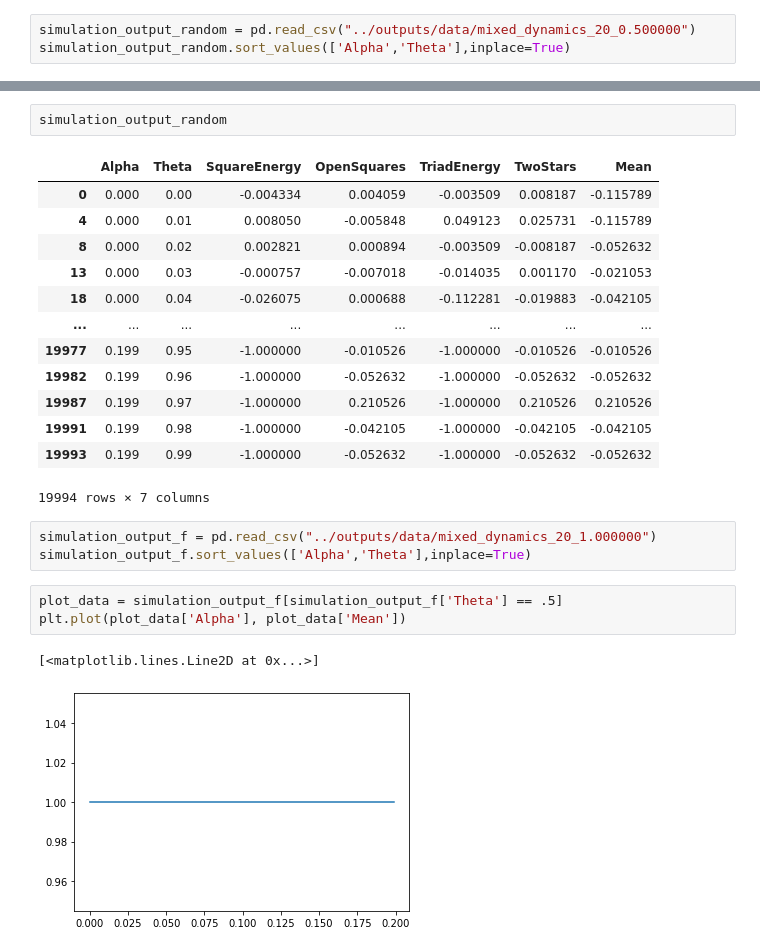
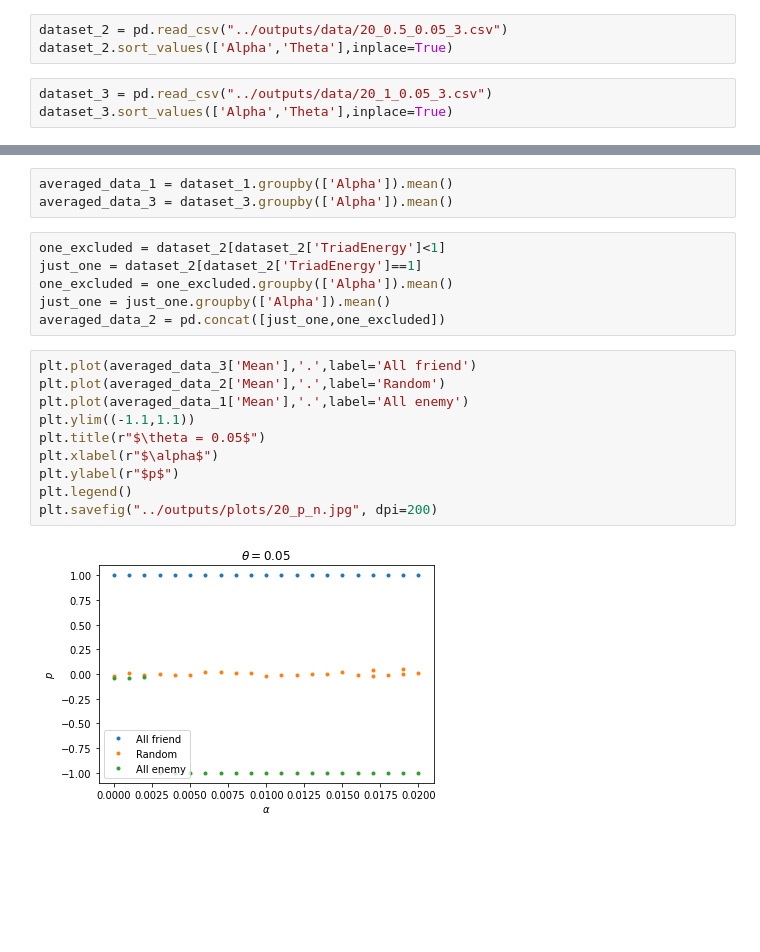
Before and after one commit to hoseinhakimi/hybrid-balance, a Jupyter notebook: python_src/Hybrid_Dynamics_Size_20.ipynb, the cells around one changed output, grey strips where cells are left out. Saved outputs shown, nothing was run; the diff lists cells and outputs as text; blank space fills up the shorter version.

```diff
--- a/python_src/Hybrid_Dynamics_Size_20.ipynb
+++ b/python_src/Hybrid_Dynamics_Size_20.ipynb
@@ -35,3 +8,6 @@ plt.savefig('size20_allenemy_theta_' + str(Theta) + '.png', dpi=300)
+# %%
+dataset_2 = pd.read_csv("../outputs/data/20_0.5_0.05_3.csv")
+dataset_2.sort_values(['Alpha','Theta'],inplace=True)
 # %%
-simulation_output_random = pd.read_csv("../outputs/data/mixed_dynamics_20_0.500000")
-simulation_output_random.sort_values(['Alpha','Theta'],inplace=True)
+dataset_3 = pd.read_csv("../outputs/data/20_1_0.05_3.csv")
+dataset_3.sort_values(['Alpha','Theta'],inplace=True)
@@ -44,25 +14,21 @@ plt.plot(plot_data['Alpha'], plot_data['TriadEnergy'])
-# %%
-simulation_output_random
-# %% [output]
-|  | Alpha | Theta | SquareEnergy | OpenSquares | TriadEnergy | TwoStars | Mean |
-| 0 | 0.000 | 0.00 | -0.004334 | 0.004059 | -0.003509 | 0.008187 | -0.115789 |
-| 4 | 0.000 | 0.01 | 0.008050 | -0.005848 | 0.049123 | 0.025731 | -0.115789 |
-| 8 | 0.000 | 0.02 | 0.002821 | 0.000894 | -0.003509 | -0.008187 | -0.052632 |
-| 13 | 0.000 | 0.03 | -0.000757 | -0.007018 | -0.014035 | 0.001170 | -0.021053 |
-| 18 | 0.000 | 0.04 | -0.026075 | 0.000688 | -0.112281 | -0.019883 | -0.042105 |
-| ... | ... | ... | ... | ... | ... | ... | ... |
-| 19977 | 0.199 | 0.95 | -1.000000 | -0.010526 | -1.000000 | -0.010526 | -0.010526 |
-| 19982 | 0.199 | 0.96 | -1.000000 | -0.052632 | -1.000000 | -0.052632 | -0.052632 |
-| 19987 | 0.199 | 0.97 | -1.000000 | 0.210526 | -1.000000 | 0.210526 | 0.210526 |
-| 19991 | 0.199 | 0.98 | -1.000000 | -0.042105 | -1.000000 | -0.042105 | -0.042105 |
-| 19993 | 0.199 | 0.99 | -1.000000 | -0.052632 | -1.000000 | -0.052632 | -0.052632 |
-19994 rows × 7 columns
-# %%
-simulation_output_f = pd.read_csv("../outputs/data/mixed_dynamics_20_1.000000")
-simulation_output_f.sort_values(['Alpha','Theta'],inplace=True)
-# %%
-plot_data = simulation_output_f[simulation_output_f['Theta'] == .5]
-plt.plot(plot_data['Alpha'], plot_data['Mean'])
-# %% [output]
-[<matplotlib.lines.Line2D at 0x...>]
-[figure, removed]
+# %%
+averaged_data_1 = dataset_1.groupby(['Alpha']).mean()
+averaged_data_3 = dataset_3.groupby(['Alpha']).mean()
+# %%
+one_excluded = dataset_2[dataset_2['TriadEnergy']<1]
+just_one = dataset_2[dataset_2['TriadEnergy']==1]
+one_excluded = one_excluded.groupby(['Alpha']).mean()
+just_one = just_one.groupby(['Alpha']).mean()
+averaged_data_2 = pd.concat([just_one,one_excluded])
+# %%
+plt.plot(averaged_data_3['Mean'],'.',label='All friend')
+plt.plot(averaged_data_2['Mean'],'.',label='Random')
+plt.plot(averaged_data_1['Mean'],'.',label='All enemy')
+plt.ylim((-1.1,1.1))
+plt.title(r"$\theta = 0.05$")
+plt.xlabel(r"$\alpha$")
+plt.ylabel(r"$p$")
+plt.legend()
+plt.savefig("../outputs/plots/20_p_n.jpg", dpi=200)
+# %% [output]
+[figure, added]
```
Also changed, not shown: parts of 9 cells of this notebook, 4 other files.
